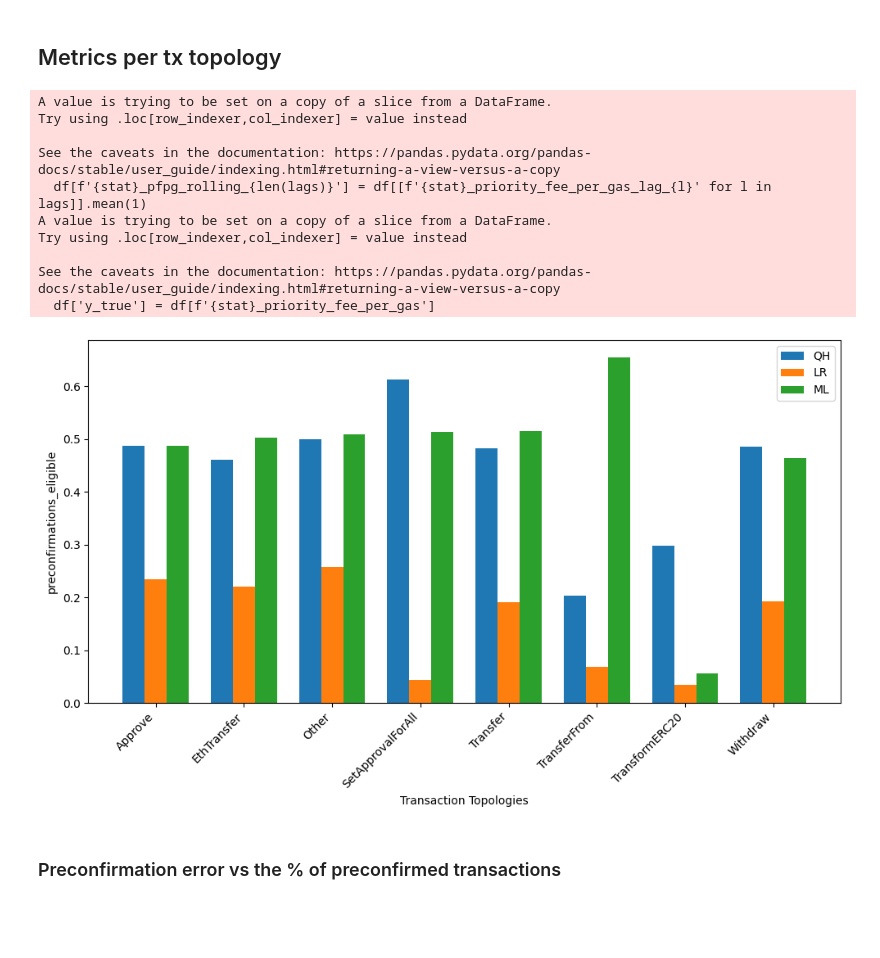
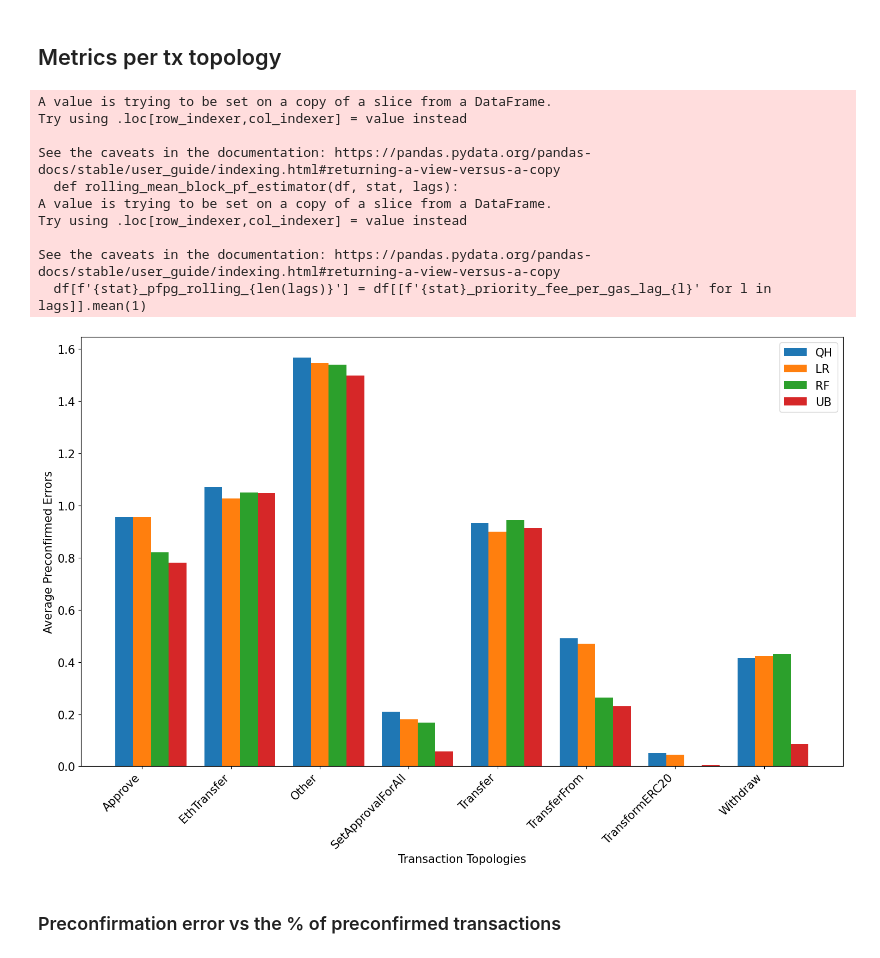
Before and after one commit to benrobaglia/preconfirmations, a Jupyter notebook: preconfirmations.ipynb, the cells around one changed output. Saved outputs shown, nothing was run; the diff lists cells and outputs as text; code cells hidden in the pictures; blank space fills up the shorter version.

```diff
--- a/preconfirmations.ipynb
+++ b/preconfirmations.ipynb
@@ -436,48 +486,60 @@ rf_results, rf_results_train, rf_models = train_random_forest_one_hot(agg_df,
 
 rf_estimator = final_df[['block_number', 'tx_topology', 'gas_used', 'priority_fee_per_gas']].merge(rf_results, on=['block_number', 'tx_topology'])
 global_rf_metrics, groups_rf_metrics = compute_metrics(rf_estimator)
+
+# UB
+ub_estimator = final_df[['block_number', 'tx_topology', 'gas_used', 'priority_fee_per_gas']].copy()
+ub_estimator['y_pred'] = final_df[f'q{q}_priority_fee_per_gas'].copy()
+ub_estimator = ub_estimator.loc[ub_estimator.block_number > training_threshold].copy()
+ub_estimator['y_true'] = final_df[f'q{q}_priority_fee_per_gas'].copy()
+metrics_ub, groups_ub_metrics = compute_metrics(ub_estimator)
 # %% [output]
+A value is trying to be set on a copy of a slice from a DataFrame.
+Try using .loc[row_indexer,col_indexer] = value instead
+
+See the caveats in the documentation: https://pandas.pydata.org/pandas-docs/stable/user_guide/indexing.html#returning-a-view-versus-a-copy
+  def rolling_mean_block_pf_estimator(df, stat, lags):
 A value is trying to be set on a copy of a slice from a DataFrame.
 Try using .loc[row_indexer,col_indexer] = value instead
 
 See the caveats in the documentation: https://pandas.pydata.org/pandas-docs/stable/user_guide/indexing.html#returning-a-view-versus-a-copy
   df[f'{stat}_pfpg_rolling_{len(lags)}'] = df[[f'{stat}_priority_fee_per_gas_lag_{l}' for l in lags]].mean(1)
-A value is trying to be set on a copy of a slice from a DataFrame.
-Try using .loc[row_indexer,col_indexer] = value instead
-
-See the caveats in the documentation: https://pandas.pydata.org/pandas-docs/stable/user_guide/indexing.html#returning-a-view-versus-a-copy
-  df['y_true'] = df[f'{stat}_priority_fee_per_gas']
 # %%
-value_to_plot = 'preconfirmations_eligible'
+value_to_plot = 'avg_preconfirmed_errors'
+# value_to_plot = 'preconfirmations_eligible'
 
 tx_topologies = list(groups_quantile_metrics.keys())
 q_values = [groups_quantile_metrics[tx][value_to_plot] for tx in tx_topologies]
 lr_values = [groups_lr_metrics[tx][value_to_plot] for tx in tx_topologies]
 ml_values = [groups_rf_metrics[tx][value_to_plot] for tx in tx_topologies]
+ub_values = [groups_ub_metrics[tx][value_to_plot] for tx in tx_topologies]
 
 # Number of topologies
 n = len(tx_topologies)
 x = np.arange(n)  # X-axis positions for groups
-width = 0.25      # Width of each bar
+width = 0.2      # Width of each bar
 
 # Create the bar chart
-plt.figure(figsize=(10, 6))
+plt.figure(figsize=(15, 10))
 plt.bar(x - width, q_values, width, label='QH')
 plt.bar(x, lr_values, width, label='LR')
-plt.bar(x + width, ml_values, width, label='ML')
+plt.bar(x + width, ml_values, width, label='RF')
+plt.bar(x + 2*width, ub_values, width, label='UB')
 
 # Add labels, title, and legend
-plt.xlabel('Transaction Topologies')
-plt.ylabel(value_to_plot)
+plt.xlabel('Transaction Topologies', fontsize=15)
+plt.ylabel('Average Preconfirmed Errors', fontsize=15)
+# plt.ylabel('Eligible Transactions (%)', fontsize=15)
 # plt.title(f'Grouped Bar Chart for {value_to_plot}')
-plt.xticks(x, tx_topologies, rotation=45, ha='right')  # Set x-axis tick labels
-plt.legend()
+plt.xticks(x, tx_topologies, rotation=45, ha='right', fontsize=15)  # Set x-axis tick labels
+plt.yticks(fontsize=15)
+plt.legend(fontsize=15)
 
 # Display the plot
 plt.tight_layout()
 plt.show()
 # %% [output]
-[figure, old version]
+[figure, new version]
 # %% [markdown]
 ### Preconfirmation error vs the % of preconfirmed transactions
 # %%
```
Also changed, not shown: parts of 34 cells of this notebook, 3 other files.
